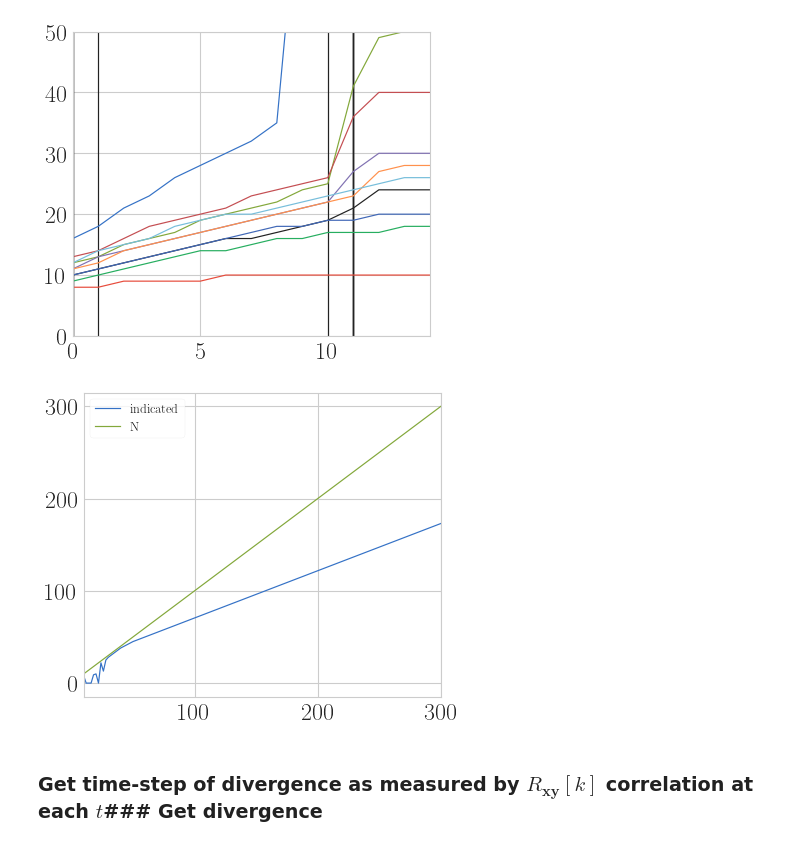
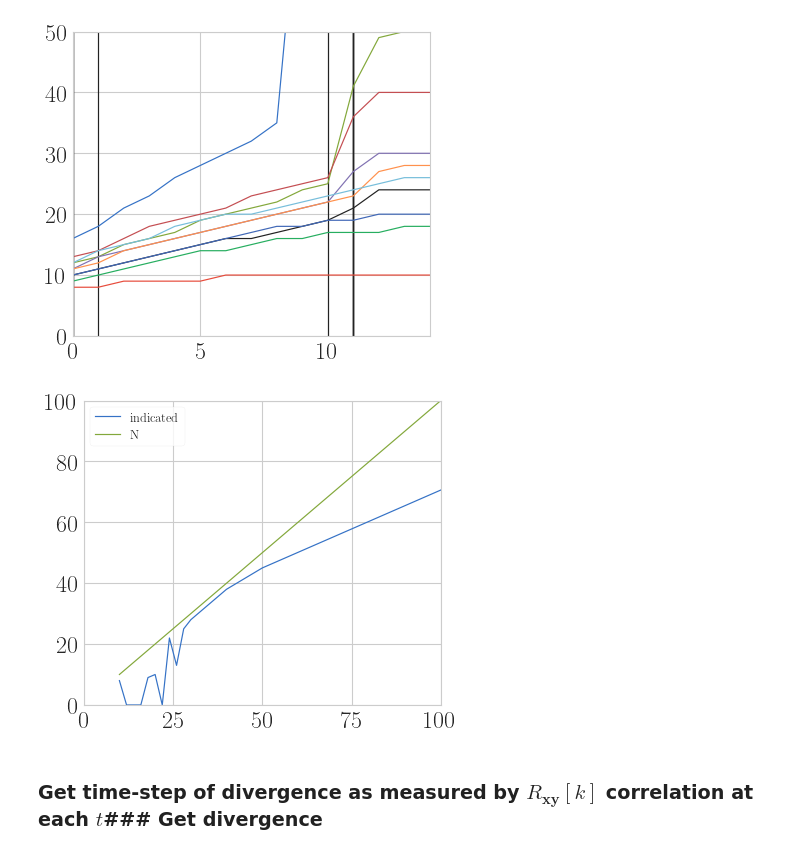
Before and after one commit to BrianWhiteaker/ChaosESN, a Jupyter notebook: NoGamma/outputsMG.ipynb, the cells around one changed output. Saved outputs shown, nothing was run; the diff lists cells and outputs as text; code cells hidden in the pictures.

Commit message:
limited plot range for rank behavior

```diff
--- a/NoGamma/outputsMG.ipynb
+++ b/NoGamma/outputsMG.ipynb
@@ -305,12 +305,12 @@ Alpha 0.46402056183002605 --- Gamma 1.0
 # %%
 plt.plot(size[::-1],all_ranks[::-1], label='indicated')
 plt.plot(size[::-1],size[::-1], label='N')
-#plt.xlim(0,50)
-#plt.ylim(0,50)
+plt.xlim(0,100)
+plt.ylim(0,100)
 plt.legend()
 plt.show()
 # %% [output]
-[figure, old version]
+[figure, new version]
 # %% [markdown]
 ### Get time-step of divergence as measured by $R_{\mathbf{xy}}[k]$ correlation at each $t$### Get divergence
 # %%
```
Also changed, not shown: 2 other files.
